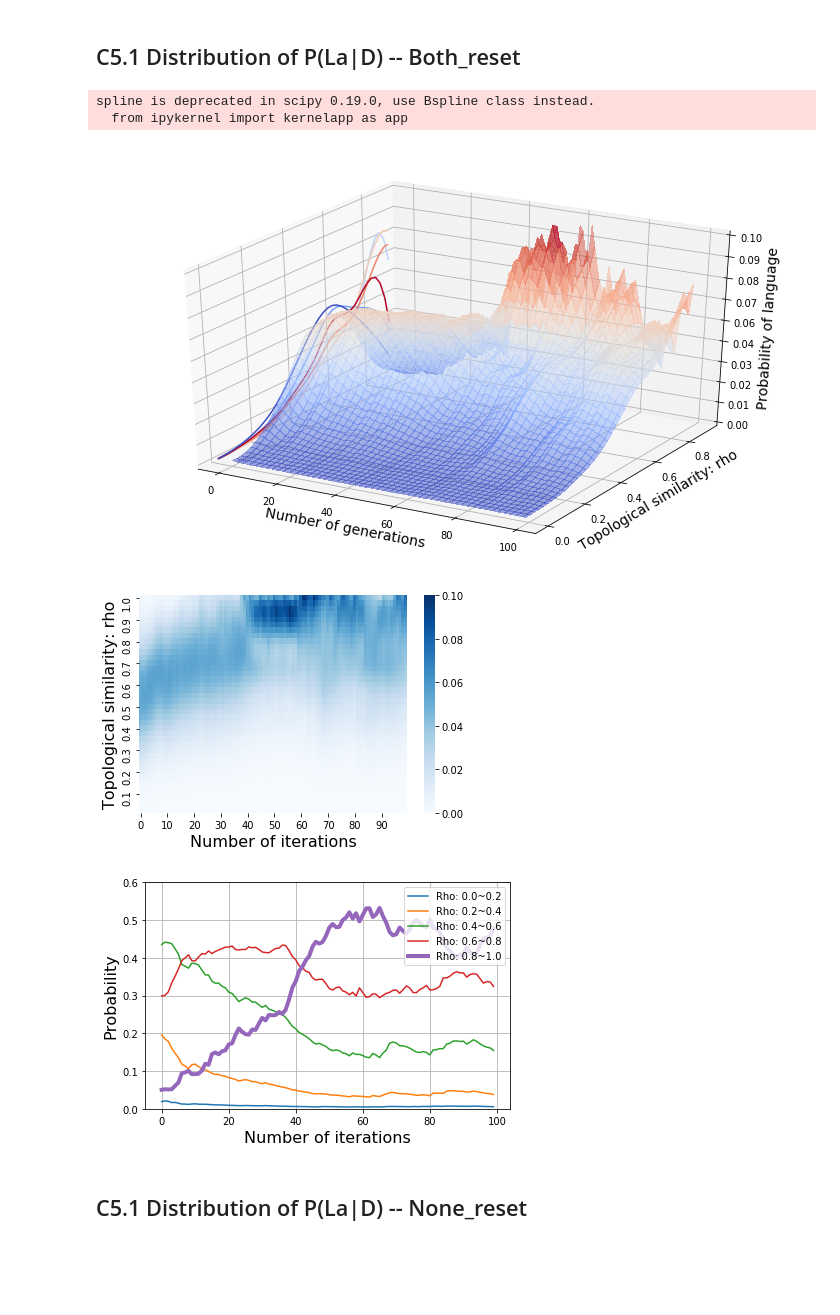
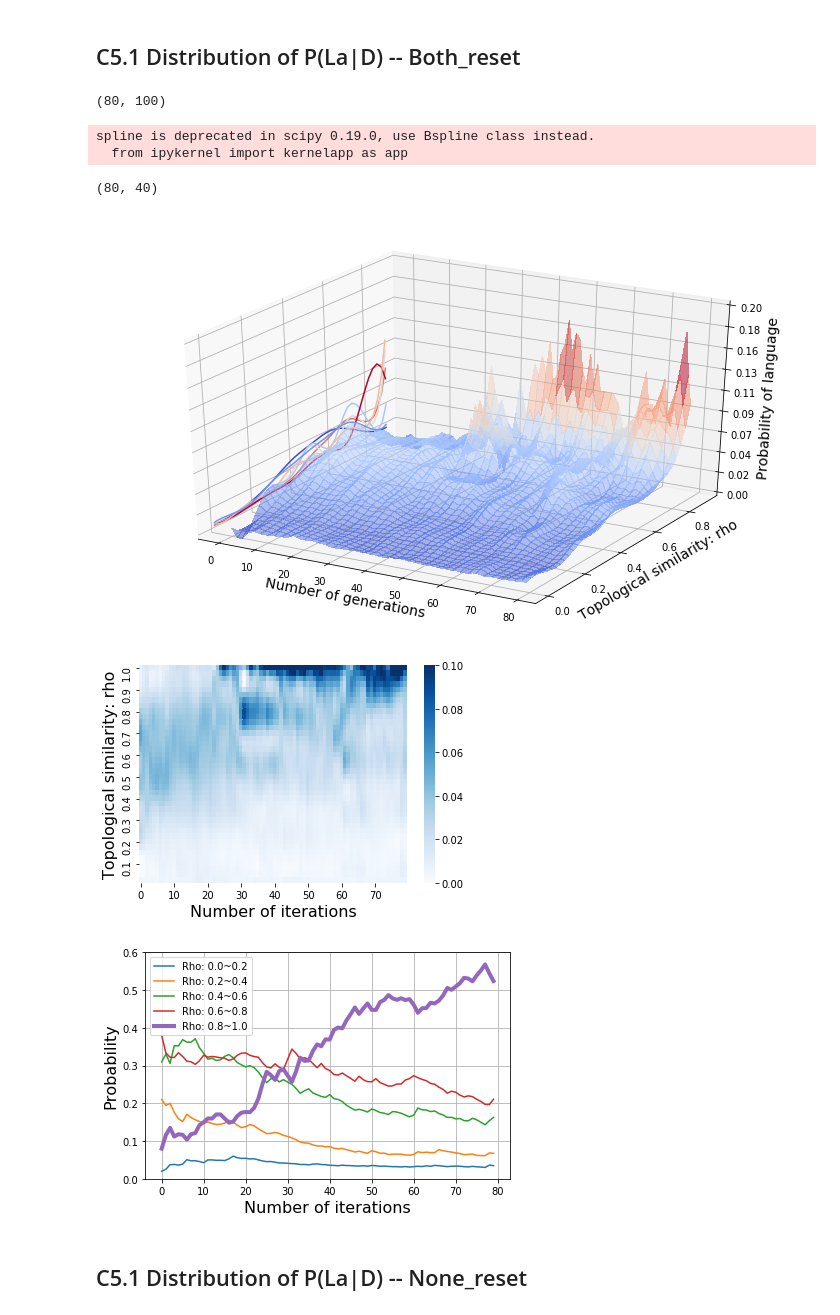
Before and after one commit to Joshua-Edinburgh/numeral_thesis, a Jupyter notebook: show_figures01.ipynb, the cells around one changed output. Cells and saved outputs as stored; diff of their text form; code cells hidden in the pictures; blank space fills up the shorter version.

```diff
--- a/show_figures01.ipynb
+++ b/show_figures01.ipynb
@@ -162,7 +162,11 @@ def smooth(matrix, ratio=20):
 # %%
 BINS = 10
 PDF = 'comp_generations.npy'
-PDF_both_spk_and_lis = np.load(path+BOTH_RST_LONG+PDF)
+PDF_both_spk_and_lis = np.load(path+BOTH_RST+PDF)[:80,:]
+# %%
+PDF_both_spk_and_lis.shape
+# %% [output]
+(80, 100)
 # %%
 histo_list = []
 for comp_list in PDF_both_spk_and_lis:
@@ -170,7 +174,7 @@ for comp_list in PDF_both_spk_and_lis:
     histo_list.append(tmp_histo)
 
 histo_matrix = np.asarray(histo_list)
-histo_matrix = smooth(histo_matrix,10) # Smooth across generations
+histo_matrix = smooth(histo_matrix,5) # Smooth across generations
 
 X = np.arange(0,BINS,1)*0.1
 X_NEW = np.linspace(min(X),max(X),40)
@@ -186,31 +190,35 @@ smoth_matrix = np.asarray(smoth_matrix)
 # %% [output]
 spline is deprecated in scipy 0.19.0, use Bspline class instead.
   from ipykernel import kernelapp as app
+# %%
+smoth_matrix.shape
+# %% [output]
+(80, 40)
 # %%
 fig = plt.figure(figsize=(10,6))
 ax = fig.gca(projection='3d')
 
-Y = np.arange(0,100,1)
+Y = np.arange(0,80,1)
 X_G, Y_G = np.meshgrid(X_NEW, Y)
 Z = smoth_matrix
 surf = ax.plot_surface(Y_G,X_G,Z,cmap=cm.coolwarm,linewidth=1,antialiased=False, alpha=0.5)
 #cset = ax.contour(Y_G,X_G,Z,zdir='z',offset = 0, cmap=cm.coolwarm)
 cset = ax.contour(Y_G,X_G,Z,zdir='x',offset = -5, cmap=cm.coolwarm)
-ax.set_zlim(0,0.1)
+ax.set_zlim(0,0.2)
 ax.zaxis.set_major_locator(LinearLocator(10))
 ax.zaxis.set_major_formatter(FormatStrFormatter('%.02f'))
 
 ax.set_xlabel('Number of generations',fontsize=14)
 ax.set_ylabel('Topological similarity: rho',fontsize=14)
 ax.set_zlabel('Probability of language',fontsize=14)
 
 #fig.colorbar(surf,shrink=0.5,aspect=5)
 #ax.view_init(elev=90,azim=270)
 
 fig.tight_layout()
 fig.savefig('Figures/Both_reset_3D.pdf')
 # %% [output]
-[figure, old version]
+[figure, new version]
 # %%
 f, ax = plt.subplots(figsize=(6,4))
 
@@ -221,7 +229,7 @@ plt.xlabel('Number of iterations', fontsize=16)
 plt.ylabel('Topological similarity: rho', fontsize=16)
 f.savefig('Figures/Both_reset_heatmap.pdf',bbox_inches='tight')
 # %% [output]
-[figure, old version]
+[figure, new version]
 # %%
 fig2 = plt.figure(figsize=(6,4))
 ax2 = fig2.add_subplot(1,1,1)
@@ -255,7 +263,7 @@ ax2.grid('on')
 fig2.tight_layout()
 fig2.savefig('Figures/Both_reset_bins_distribution.pdf')
 # %% [output]
-[figure, old version]
+[figure, new version]
 # %% [markdown]
 C5.1 Distribution of P(La|D) -- None_reset
 ----------
```
Also changed, not shown: parts of 6 cells of this notebook, 11 other files.
